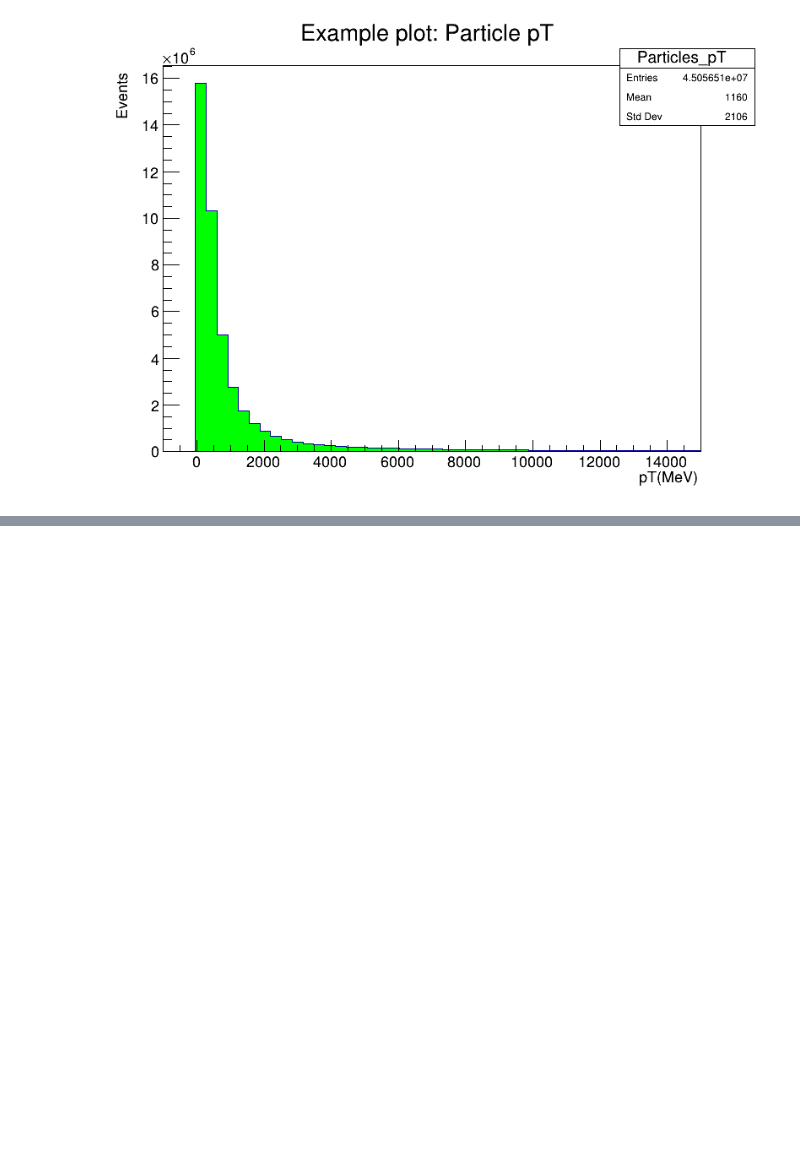
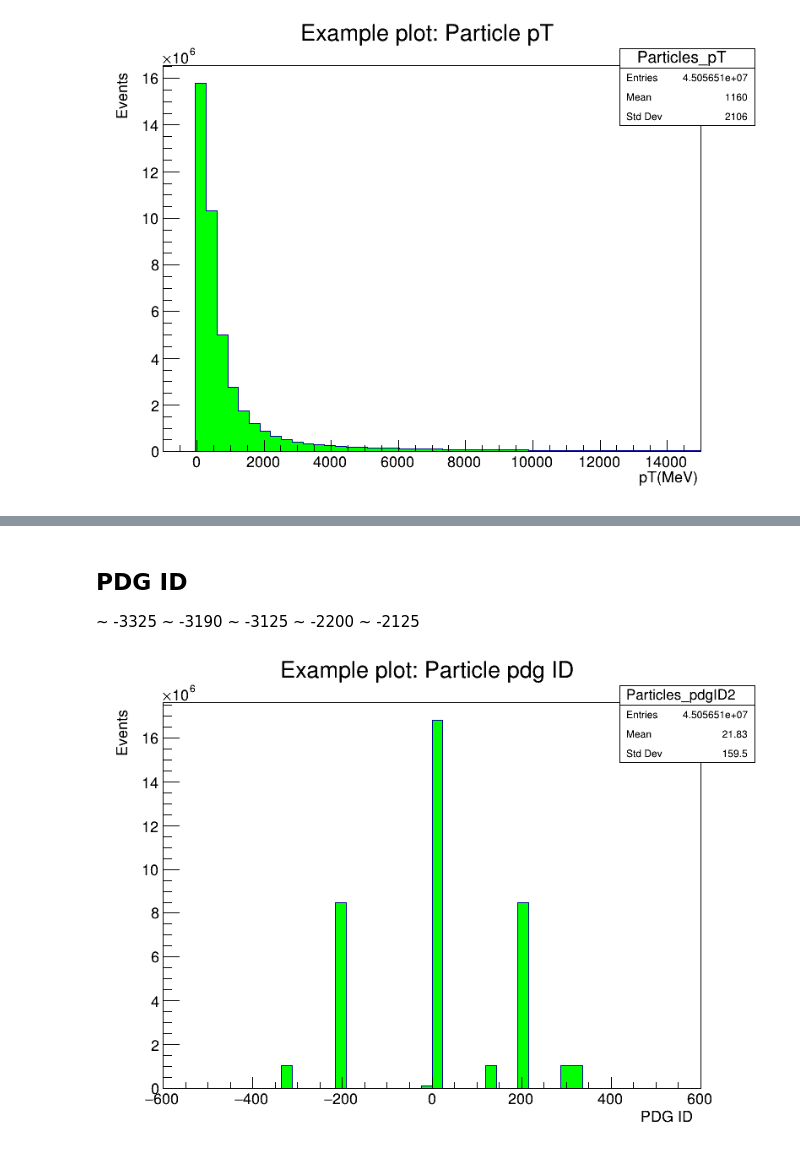
Before and after one commit to ljcaviedesb/TemasExperimental, a Jupyter notebook: Tracks_Clusters_cpp.ipynb, the cells around one changed output, grey strips where cells are left out. Drawn from its saved outputs; the diff is of its cells as text; code cells hidden in the pictures; blank space fills up the shorter version.

```diff
--- a/Tracks_Clusters_cpp.ipynb
+++ b/Tracks_Clusters_cpp.ipynb
@@ -501,0 +530,13 @@ canvas->Draw();
+# %% [markdown]
+## PDG ID
+~ -3325
+~ -3190
+~ -3125
+~ -2200
+~ -2125
+# %%
+hist_particles_pdgID2->SetFillColor(kGreen);
+hist_particles_pdgID2->Draw();
+canvas->Draw();
+# %% [output]
+[figure, added]
```
Also changed, not shown: parts of 22 cells of this notebook.
